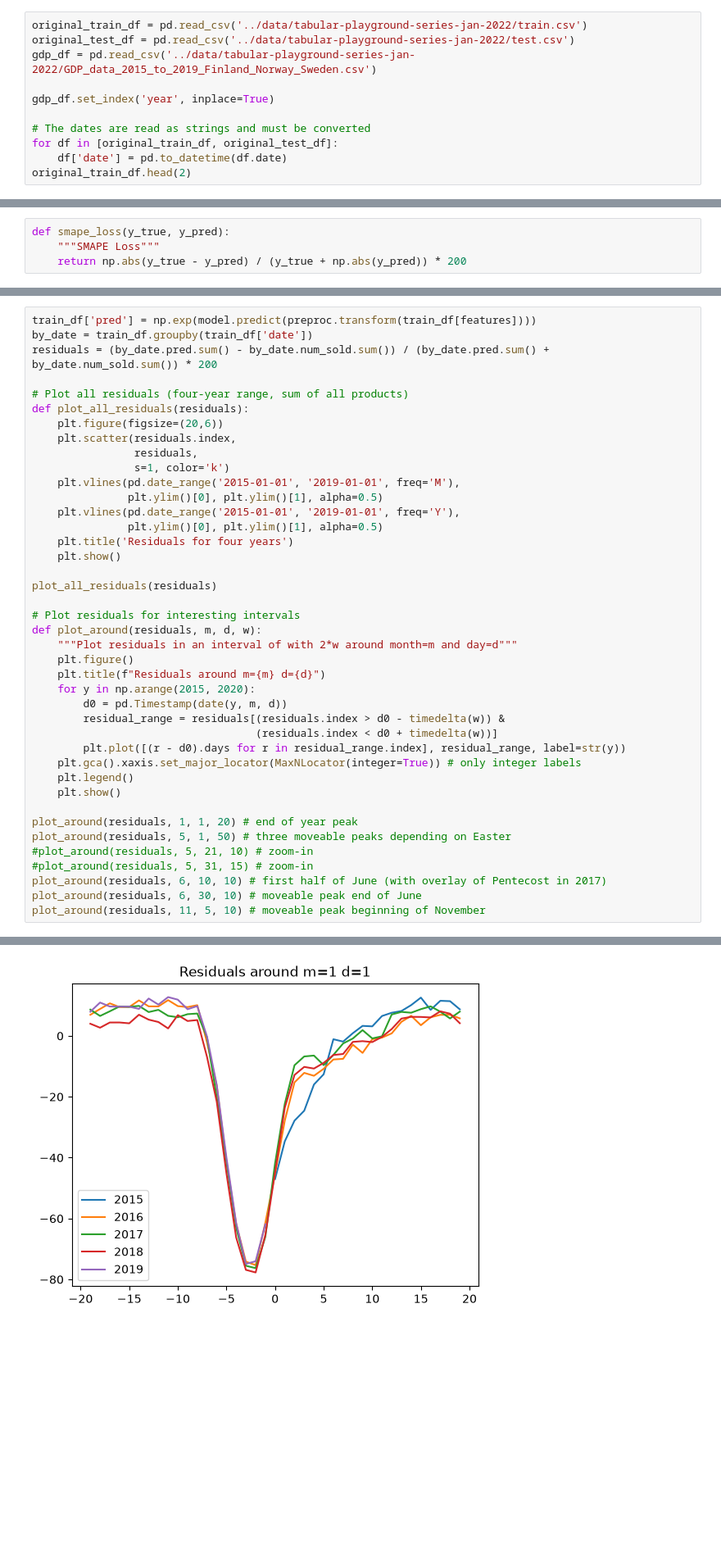
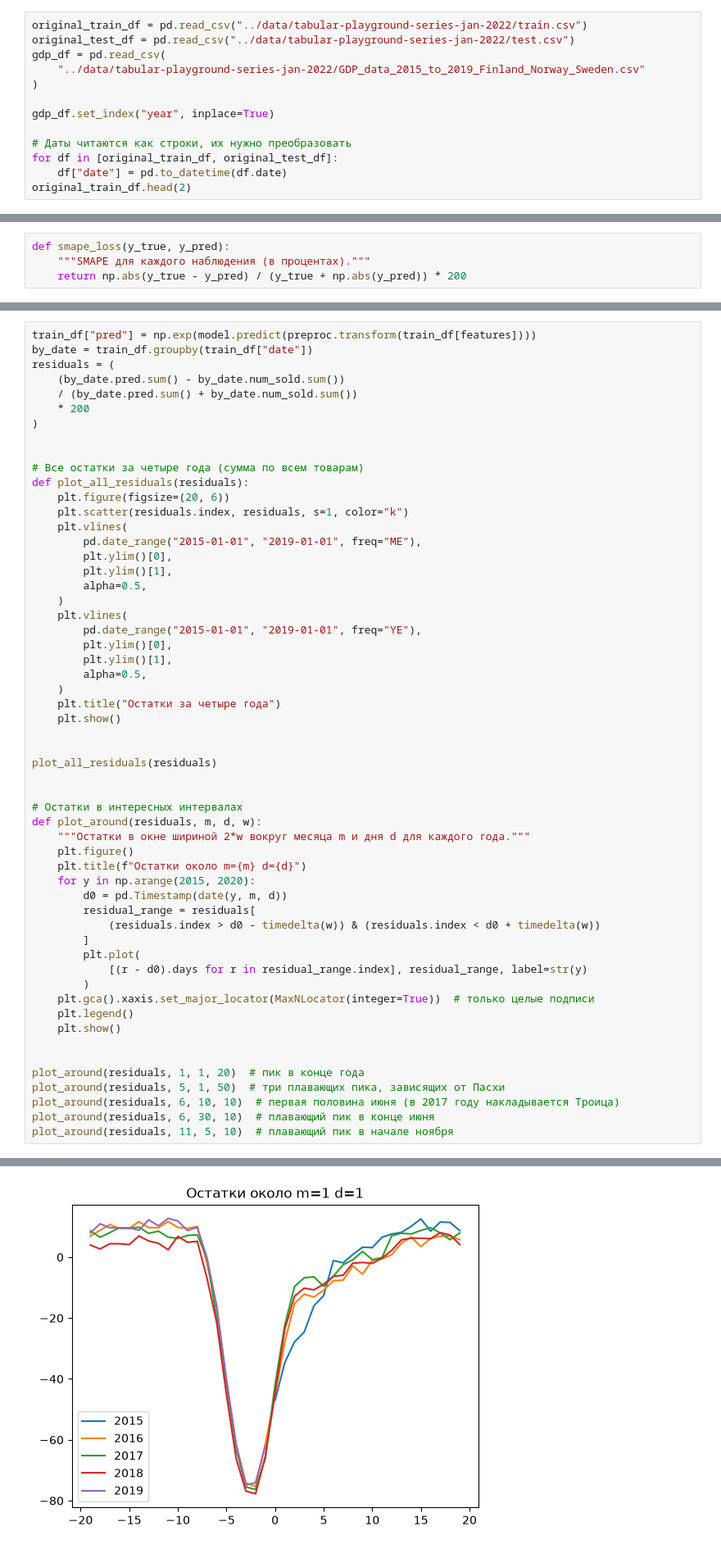
Before and after one commit to alex-hse-repository/time-series-cu-2026, a Jupyter notebook: week_7/part_2/2. TPS-22-03-linear-model.ipynb, the cells around one changed output, grey strips where cells are left out. Shown at 82% size. Drawn from its saved outputs; the diff is of its cells as text; blank space fills up the shorter version.

```diff
--- a/week_7/part_2/2. TPS-22-03-linear-model.ipynb
+++ b/week_7/part_2/2. TPS-22-03-linear-model.ipynb
@@ -59,13 +57,15 @@ from sklearn.linear_model import LinearRegression, HuberRegressor, Ridge, Lasso
 # %%
-original_train_df = pd.read_csv('../data/tabular-playground-series-jan-2022/train.csv')
-original_test_df = pd.read_csv('../data/tabular-playground-series-jan-2022/test.csv')
-gdp_df = pd.read_csv('../data/tabular-playground-series-jan-2022/GDP_data_2015_to_2019_Finland_Norway_Sweden.csv')
+original_train_df = pd.read_csv("../data/tabular-playground-series-jan-2022/train.csv")
+original_test_df = pd.read_csv("../data/tabular-playground-series-jan-2022/test.csv")
+gdp_df = pd.read_csv(
+    "../data/tabular-playground-series-jan-2022/GDP_data_2015_to_2019_Finland_Norway_Sweden.csv"
+)
 
-gdp_df.set_index('year', inplace=True)
+gdp_df.set_index("year", inplace=True)
 
-# The dates are read as strings and must be converted
+# Даты читаются как строки, их нужно преобразовать
 for df in [original_train_df, original_test_df]:
-    df['date'] = pd.to_datetime(df.date)
+    df["date"] = pd.to_datetime(df.date)
 original_train_df.head(2)
 # %% [output]
 |  | row_id | date | country | store | product | num_sold |
@@ -73,6 +73,6 @@ original_train_df.head(2)
 | 1 | 1 | 2015-01-01 | Finland | KaggleMart | Kaggle Hat | 520 |
 # %%
 def smape_loss(y_true, y_pred):
-    """SMAPE Loss"""
+    """SMAPE для каждого наблюдения (в процентах)."""
     return np.abs(y_true - y_pred) / (y_true + np.abs(y_pred)) * 200
 # %% [markdown]
@@ -221,44 +252,59 @@ Now we plot the residuals of the simple model. These diagrams show us where the
 # %%
-train_df['pred'] = np.exp(model.predict(preproc.transform(train_df[features])))
-by_date = train_df.groupby(train_df['date'])
-residuals = (by_date.pred.sum() - by_date.num_sold.sum()) / (by_date.pred.sum() + by_date.num_sold.sum()) * 200
+train_df["pred"] = np.exp(model.predict(preproc.transform(train_df[features])))
+by_date = train_df.groupby(train_df["date"])
+residuals = (
+    (by_date.pred.sum() - by_date.num_sold.sum())
+    / (by_date.pred.sum() + by_date.num_sold.sum())
+    * 200
+)
 
-# Plot all residuals (four-year range, sum of all products)
+
+# Все остатки за четыре года (сумма по всем товарам)
 def plot_all_residuals(residuals):
-    plt.figure(figsize=(20,6))
-    plt.scatter(residuals.index,
-                residuals,
-                s=1, color='k')
-    plt.vlines(pd.date_range('2015-01-01', '2019-01-01', freq='M'),
-               plt.ylim()[0], plt.ylim()[1], alpha=0.5)
-    plt.vlines(pd.date_range('2015-01-01', '2019-01-01', freq='Y'),
-               plt.ylim()[0], plt.ylim()[1], alpha=0.5)
-    plt.title('Residuals for four years')
+    plt.figure(figsize=(20, 6))
+    plt.scatter(residuals.index, residuals, s=1, color="k")
+    plt.vlines(
+        pd.date_range("2015-01-01", "2019-01-01", freq="ME"),
+        plt.ylim()[0],
+        plt.ylim()[1],
+        alpha=0.5,
+    )
+    plt.vlines(
+        pd.date_range("2015-01-01", "2019-01-01", freq="YE"),
+        plt.ylim()[0],
+        plt.ylim()[1],
+        alpha=0.5,
+    )
+    plt.title("Остатки за четыре года")
     plt.show()
+
 
 plot_all_residuals(residuals)
 
-# Plot residuals for interesting intervals
+
+# Остатки в интересных интервалах
 def plot_around(residuals, m, d, w):
-    """Plot residuals in an interval of with 2*w around month=m and day=d"""
+    """Остатки в окне шириной 2*w вокруг месяца m и дня d для каждого года."""
     plt.figure()
-    plt.title(f"Residuals around m={m} d={d}")
+    plt.title(f"Остатки около m={m} d={d}")
     for y in np.arange(2015, 2020):
         d0 = pd.Timestamp(date(y, m, d))
-        residual_range = residuals[(residuals.index > d0 - timedelta(w)) &
-                                   (residuals.index < d0 + timedelta(w))]
-        plt.plot([(r - d0).days for r in residual_range.index], residual_range, label=str(y))
-    plt.gca().xaxis.set_major_locator(MaxNLocator(integer=True)) # only integer labels
+        residual_range = residuals[
+            (residuals.index > d0 - timedelta(w)) & (residuals.index < d0 + timedelta(w))
+        ]
+        plt.plot(
+            [(r - d0).days for r in residual_range.index], residual_range, label=str(y)
+        )
+    plt.gca().xaxis.set_major_locator(MaxNLocator(integer=True))  # только целые подписи
     plt.legend()
     plt.show()
 
-plot_around(residuals, 1, 1, 20) # end of year peak
-plot_around(residuals, 5, 1, 50) # three moveable peaks depending on Easter
-#plot_around(residuals, 5, 21, 10) # zoom-in
-#plot_around(residuals, 5, 31, 15) # zoom-in
-plot_around(residuals, 6, 10, 10) # first half of June (with overlay of Pentecost in 2017)
-plot_around(residuals, 6, 30, 10) # moveable peak end of June
-plot_around(residuals, 11, 5, 10) # moveable peak beginning of November
+
+plot_around(residuals, 1, 1, 20)  # пик в конце года
+plot_around(residuals, 5, 1, 50)  # три плавающих пика, зависящих от Пасхи
+plot_around(residuals, 6, 10, 10)  # первая половина июня (в 2017 году накладывается Троица)
+plot_around(residuals, 6, 30, 10)  # плавающий пик в конце июня
+plot_around(residuals, 11, 5, 10)  # плавающий пик в начале ноября
 # %% [output]
 [figure]
-[figure, old version]
+[figure, new version]
```
Also changed, not shown: parts of 31 cells of this notebook.
